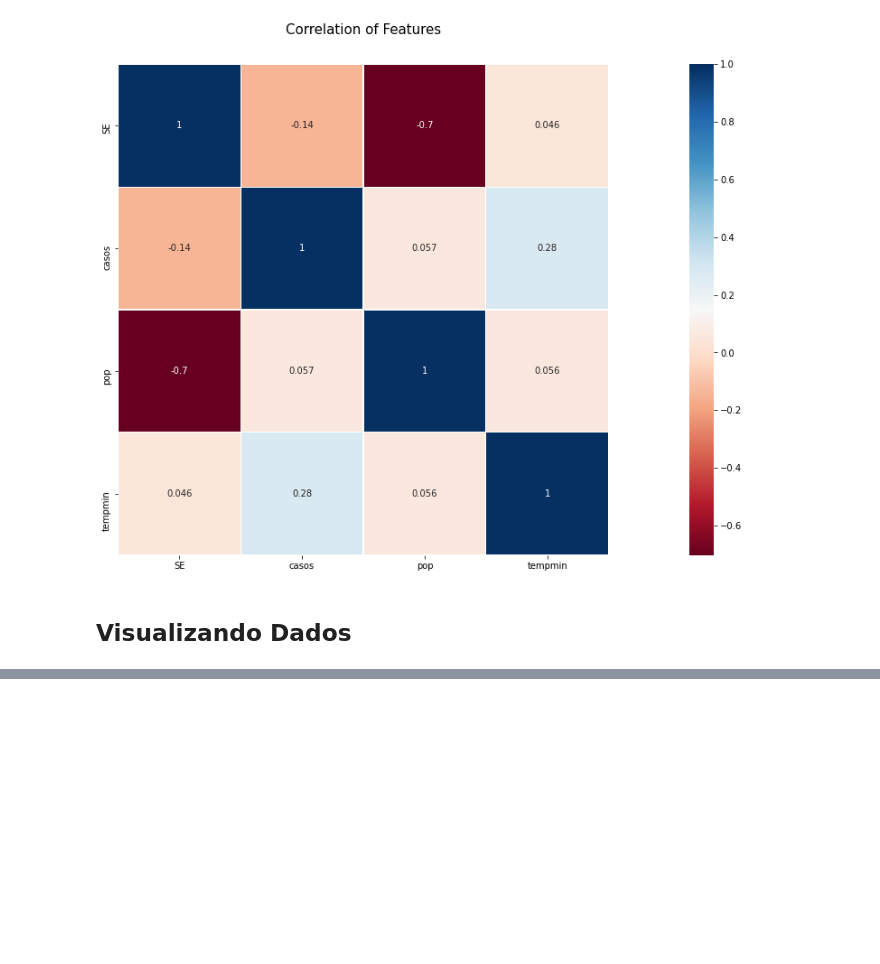
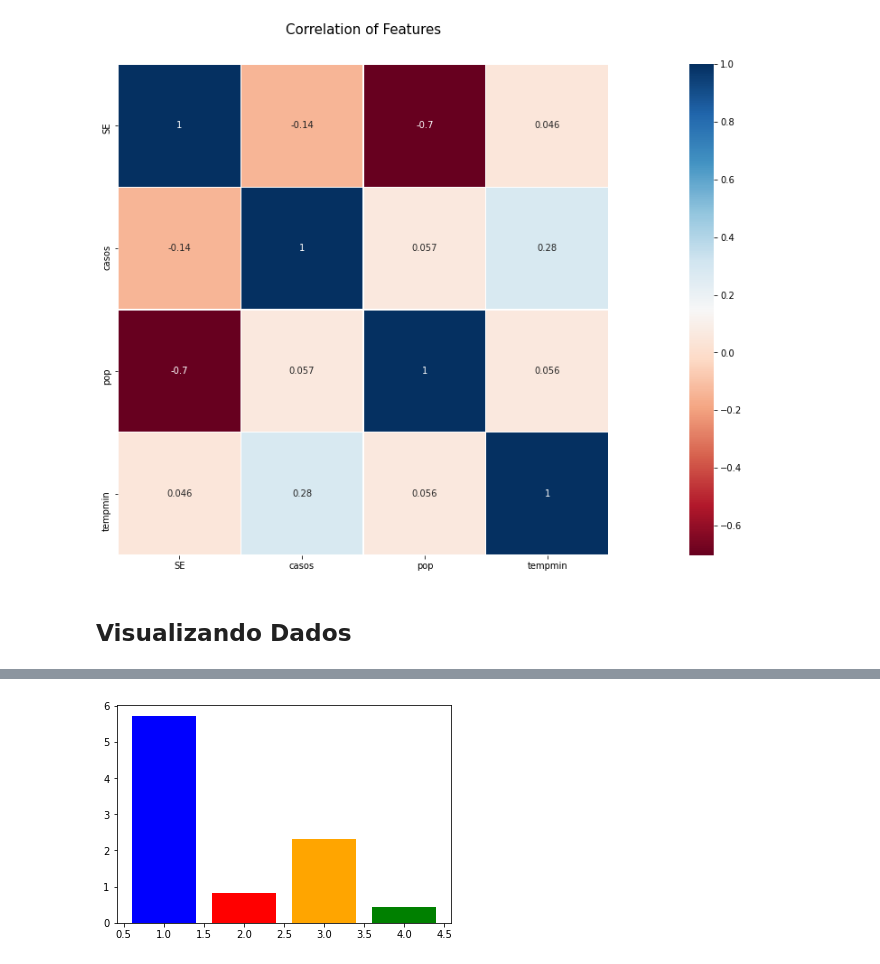
Before and after one commit to NicolasJorgeDL-zz/cd_dengue, a Jupyter notebook: main.ipynb, the cells around one changed output, grey strips where cells are left out. Saved outputs shown, nothing was run; the diff lists cells and outputs as text; code cells hidden in the pictures; blank space fills up the shorter version.

```diff
--- a/main.ipynb
+++ b/main.ipynb
@@ -65,0 +296,9 @@ df_casos_data.plot(kind ='line' ,x = 'SE', y = 'casos' ,title='Casos Por Semana'
+# %%
+plt.bar(x=1 ,height = foz_porcentagem_2016,color='blue',label='Foz')
+plt.bar(x=2,height = cas_porcentagem_2016,color='red',label='Cas')
+plt.bar(x=3,height = mgf_porcentagem_2016,color= 'orange',label='Mgf')
+plt.bar(x=4,height = cwb_porcentagem_2016,color='green',label='Cwb')
+
+plt.show()
+# %% [output]
+[figure, added]
```
Also changed, not shown: parts of 18 cells of this notebook.
